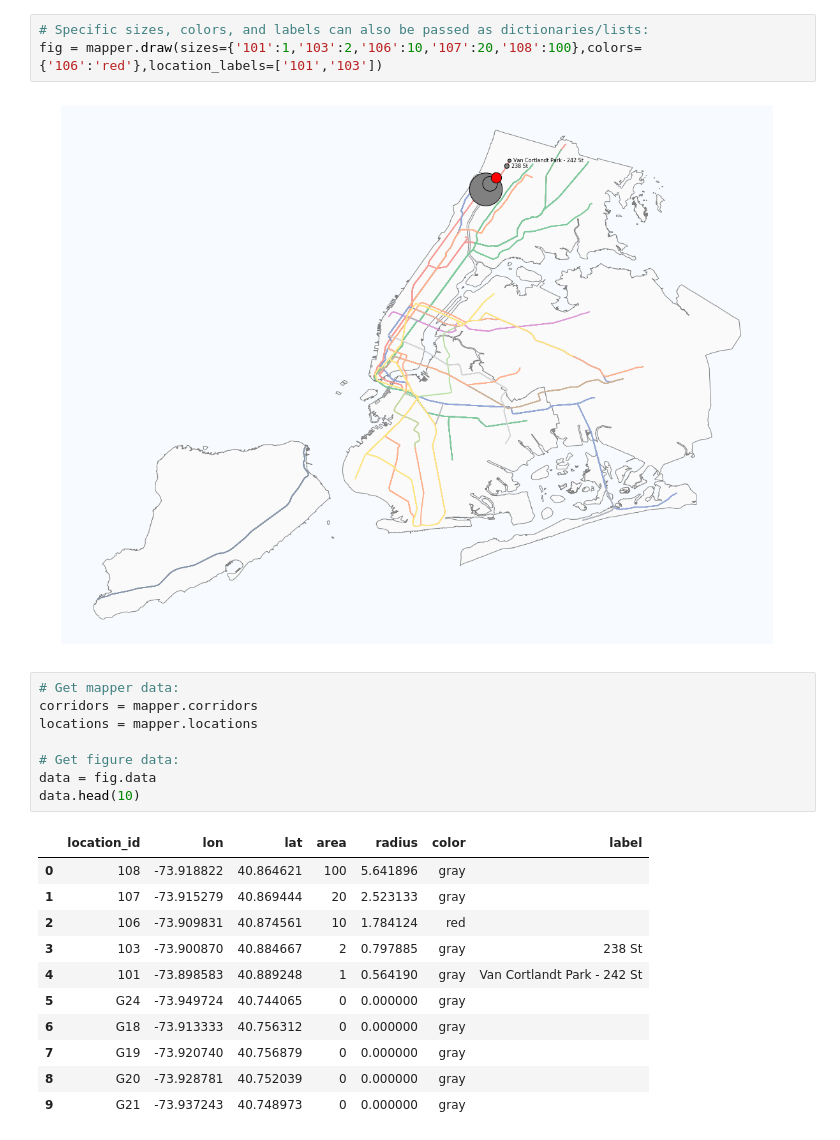
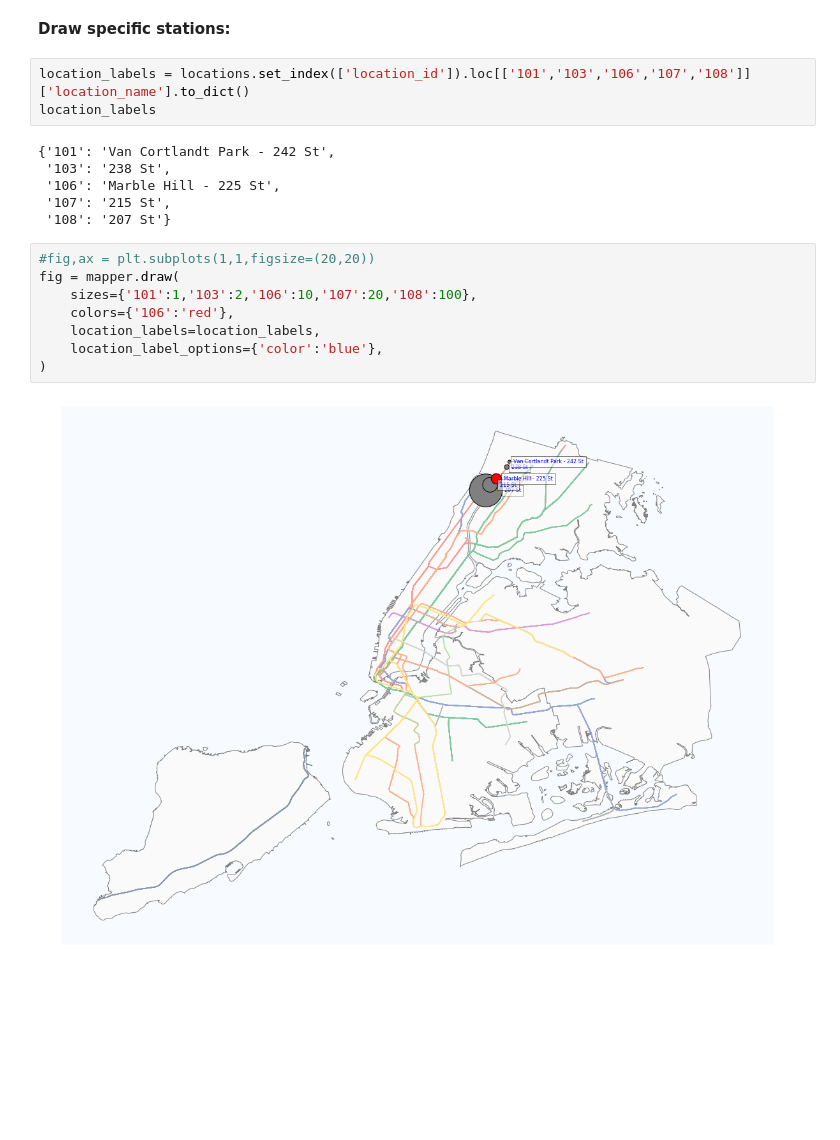
Before and after one commit to gpestre/nyctviz, a Jupyter notebook: example.ipynb, the cells around one changed output. Cells and saved outputs as stored; diff of their text form; blank space fills up the shorter version.

```diff
--- a/example.ipynb
+++ b/example.ipynb
@@ -32,25 +40,21 @@ fig1 = mapper.draw()
+# %% [markdown]
+**Draw specific stations:**
+# %%
+location_labels = locations.set_index(['location_id']).loc[['101','103','106','107','108']]['location_name'].to_dict()
+location_labels
+# %% [output]
+{'101': 'Van Cortlandt Park - 242 St',
+ '103': '238 St',
+ '106': 'Marble Hill - 225 St',
+ '107': '215 St',
+ '108': '207 St'}
 # %%
-# Specific sizes, colors, and labels can also be passed as dictionaries/lists:
-fig = mapper.draw(sizes={'101':1,'103':2,'106':10,'107':20,'108':100},colors={'106':'red'},location_labels=['101','103'])
+#fig,ax = plt.subplots(1,1,figsize=(20,20))
+fig = mapper.draw(
+    sizes={'101':1,'103':2,'106':10,'107':20,'108':100},
+    colors={'106':'red'},
+    location_labels=location_labels,
+    location_label_options={'color':'blue'},
+)
 # %% [output]
-[figure, old version]
+[figure, new version]
-# %%
-# Get mapper data:
-corridors = mapper.corridors
-locations = mapper.locations
-
-# Get figure data:
-data = fig.data
-data.head(10)
-# %% [output]
-|  | location_id | lon | lat | area | radius | color | label |
-| 0 | 108 | -73.918822 | 40.864621 | 100 | 5.641896 | gray |  |
-| 1 | 107 | -73.915279 | 40.869444 | 20 | 2.523133 | gray |  |
-| 2 | 106 | -73.909831 | 40.874561 | 10 | 1.784124 | red |  |
-| 3 | 103 | -73.900870 | 40.884667 | 2 | 0.797885 | gray | 238 St |
-| 4 | 101 | -73.898583 | 40.889248 | 1 | 0.564190 | gray | Van Cortlandt Park - 242 St |
-| 5 | G24 | -73.949724 | 40.744065 | 0 | 0.000000 | gray |  |
-| 6 | G18 | -73.913333 | 40.756312 | 0 | 0.000000 | gray |  |
-| 7 | G19 | -73.920740 | 40.756879 | 0 | 0.000000 | gray |  |
-| 8 | G20 | -73.928781 | 40.752039 | 0 | 0.000000 | gray |  |
-| 9 | G21 | -73.937243 | 40.748973 | 0 | 0.000000 | gray |  |
```
Also changed, not shown: parts of 13 cells of this notebook.
